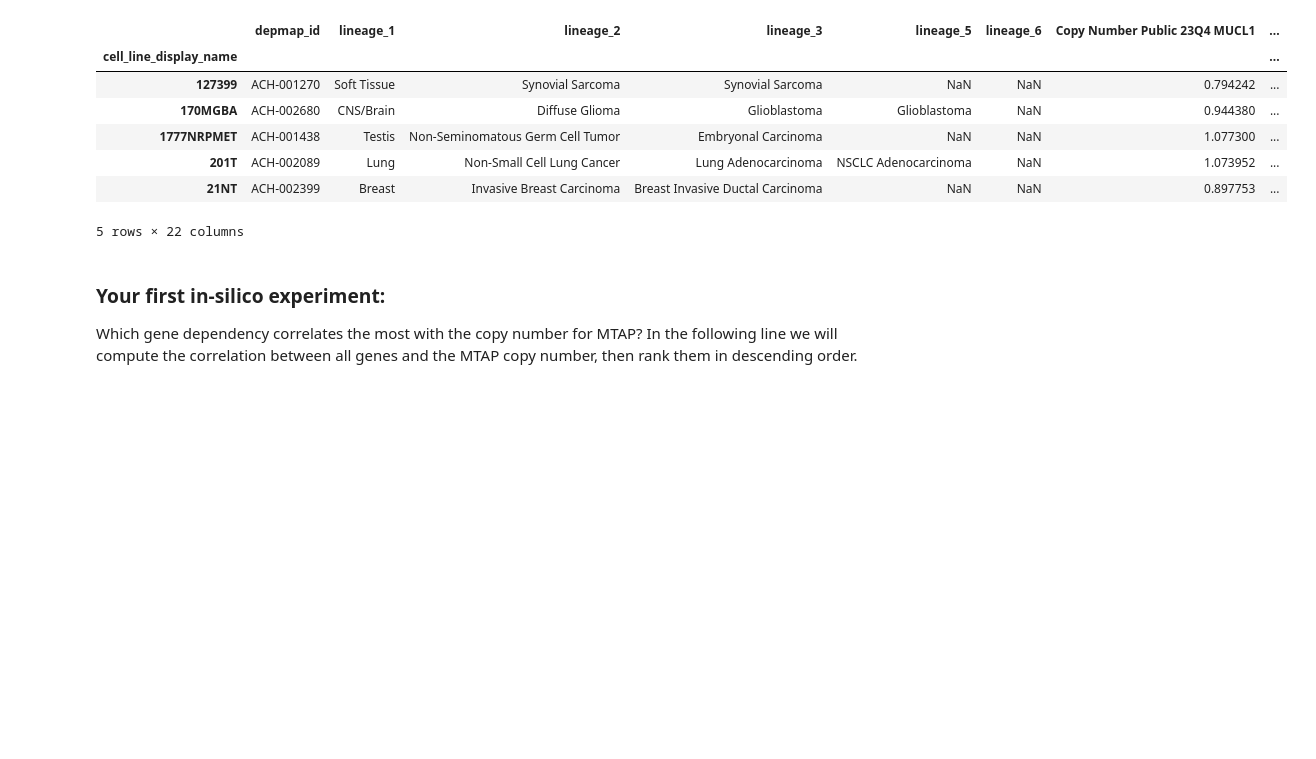
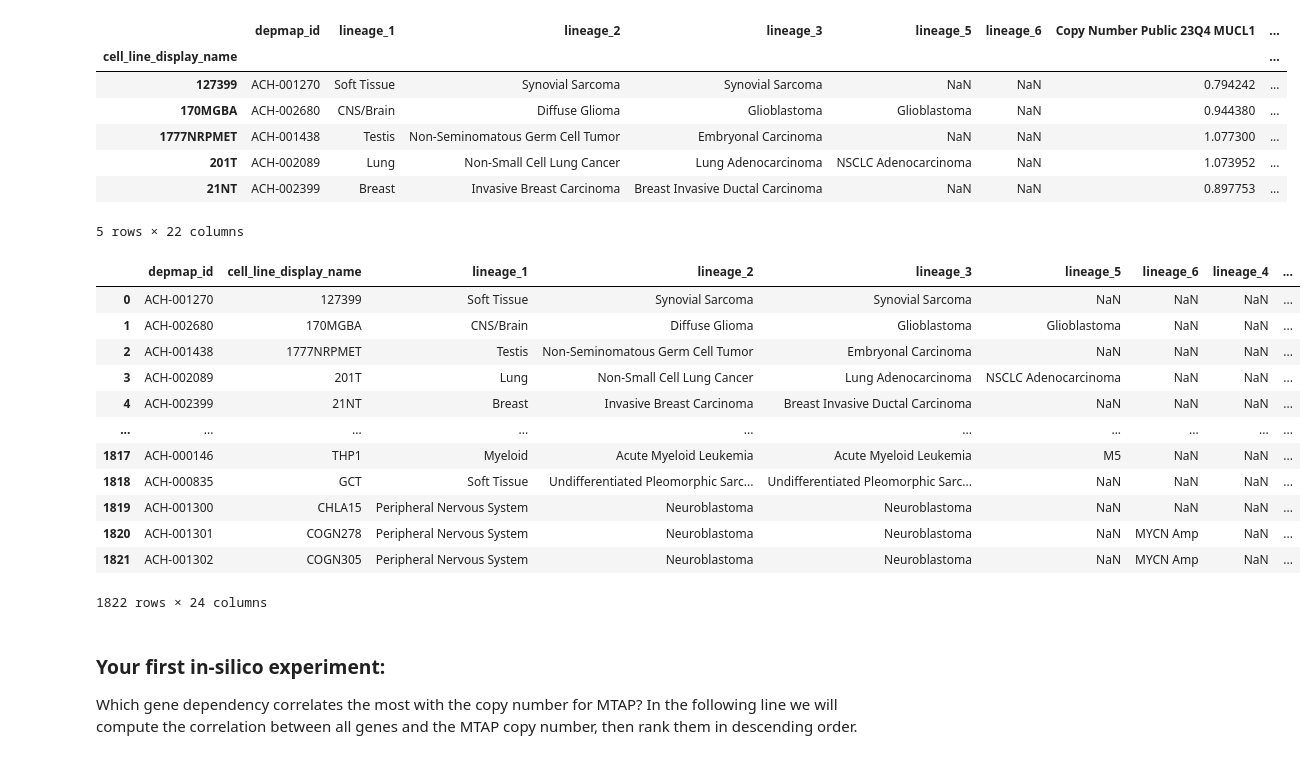
Before and after one commit to Hitchhikers-AI-Guide/AIGuideToDrugDiscovery, a Jupyter notebook: notebooks/1_Hello_World.ipynb, the cells around one changed output. Drawn from its saved outputs; the diff is of its cells as text; code cells hidden in the pictures; blank space fills up the shorter version.

```diff
--- a/notebooks/1_Hello_World.ipynb
+++ b/notebooks/1_Hello_World.ipynb
@@ -68,6 +78,22 @@ additional.head(5)
 | 201T | ACH-002089 | Lung | Non-Small Cell Lung Cancer | Lung Adenocarcinoma | NSCLC Adenocarcinoma | NaN | 1.073952 | ... |
 | 21NT | ACH-002399 | Breast | Invasive Breast Carcinoma | Breast Invasive Ductal Carcinoma | NaN | NaN | 0.897753 | ... |
 5 rows × 22 columns
+# %%
+pd.read_csv()
+# %% [output]
+|  | depmap_id | cell_line_display_name | lineage_1 | lineage_2 | lineage_3 | lineage_5 | lineage_6 | lineage_4 | ... |
+| 0 | ACH-001270 | 127399 | Soft Tissue | Synovial Sarcoma | Synovial Sarcoma | NaN | NaN | NaN | ... |
+| 1 | ACH-002680 | 170MGBA | CNS/Brain | Diffuse Glioma | Glioblastoma | Glioblastoma | NaN | NaN | ... |
+| 2 | ACH-001438 | 1777NRPMET | Testis | Non-Seminomatous Germ Cell Tumor | Embryonal Carcinoma | NaN | NaN | NaN | ... |
+| 3 | ACH-002089 | 201T | Lung | Non-Small Cell Lung Cancer | Lung Adenocarcinoma | NSCLC Adenocarcinoma | NaN | NaN | ... |
+| 4 | ACH-002399 | 21NT | Breast | Invasive Breast Carcinoma | Breast Invasive Ductal Carcinoma | NaN | NaN | NaN | ... |
+| ... | ... | ... | ... | ... | ... | ... | ... | ... | ... |
+| 1817 | ACH-000146 | THP1 | Myeloid | Acute Myeloid Leukemia | Acute Myeloid Leukemia | M5 | NaN | NaN | ... |
+| 1818 | ACH-000835 | GCT | Soft Tissue | Undifferentiated Pleomorphic Sarc... | Undifferentiated Pleomorphic Sarc... | NaN | NaN | NaN | ... |
+| 1819 | ACH-001300 | CHLA15 | Peripheral Nervous System | Neuroblastoma | Neuroblastoma | NaN | NaN | NaN | ... |
+| 1820 | ACH-001301 | COGN278 | Peripheral Nervous System | Neuroblastoma | Neuroblastoma | NaN | MYCN Amp | NaN | ... |
+| 1821 | ACH-001302 | COGN305 | Peripheral Nervous System | Neuroblastoma | Neuroblastoma | NaN | MYCN Amp | NaN | ... |
+1822 rows × 24 columns
 # %% [markdown]
 ### Your first in-silico experiment:
 
```
Also changed, not shown: parts of 10 cells of this notebook.
